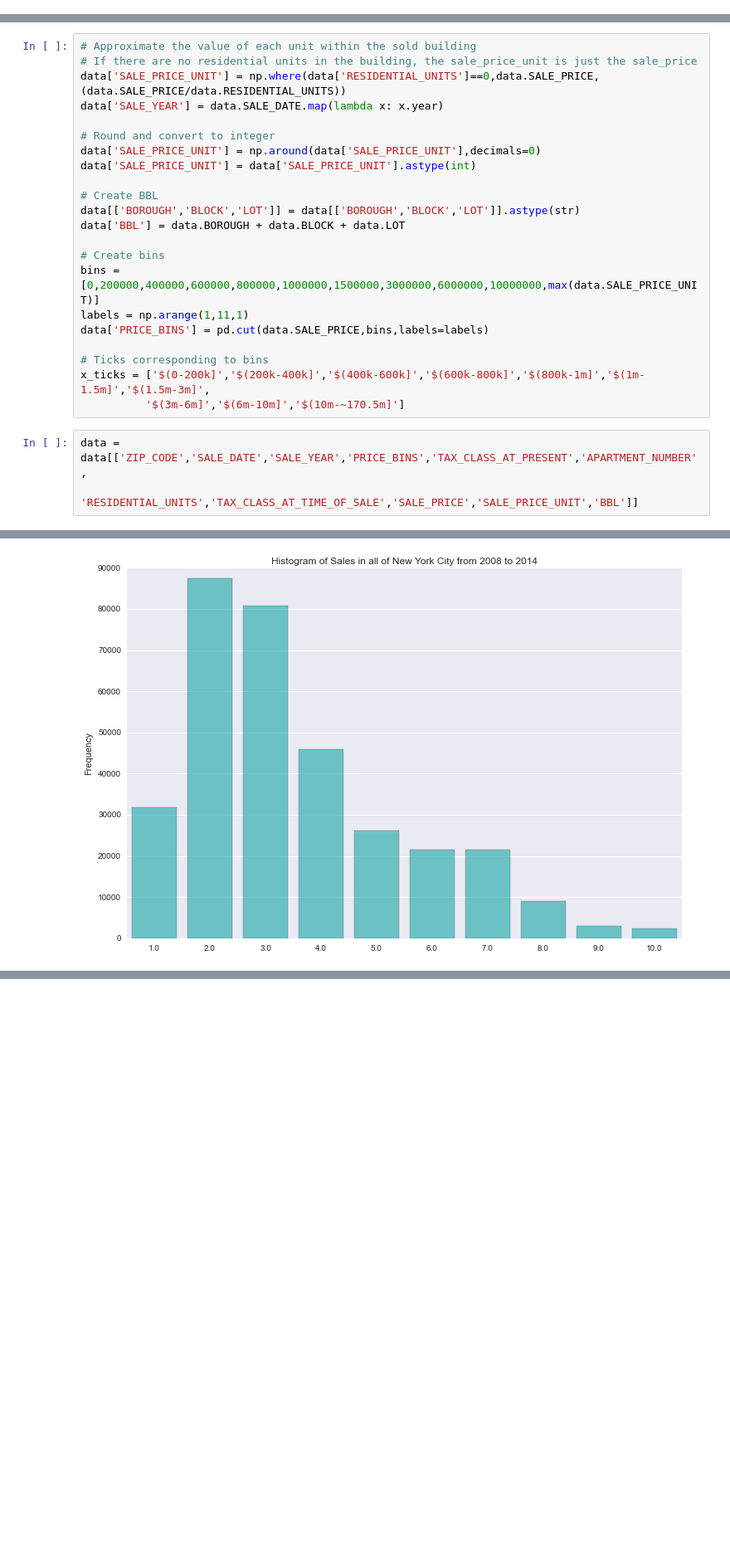
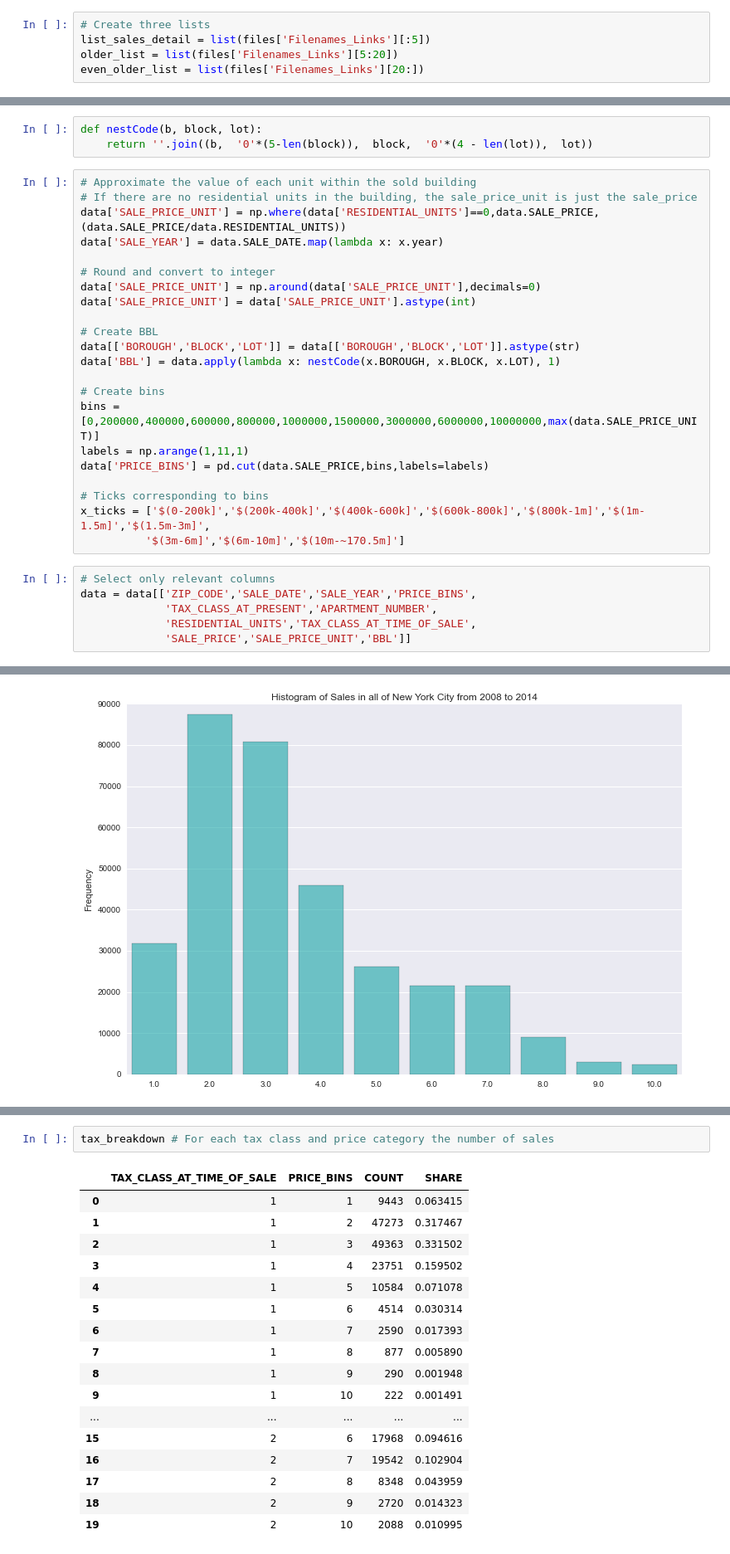
Before and after one commit to mu529/property_tax, a Jupyter notebook: ETR.ipynb, the cells around one changed output, grey strips where cells are left out. Shown at 83% size. Drawn from its saved outputs; the diff is of its cells as text; blank space fills up the shorter version.

```diff
--- a/ETR.ipynb
+++ b/ETR.ipynb
@@ -64,3 +29,8 @@ filename_assessment = 'dof_assessments_merged.csv'
+# %%
+# Create three lists
+list_sales_detail = list(files['Filenames_Links'][:5])
+older_list = list(files['Filenames_Links'][5:20])
+even_older_list = list(files['Filenames_Links'][20:])
 # %%
 # Read in zip code shapes for plotting
 zipcodes = gpd.GeoDataFrame.from_file(filename_zip)#zip_.open(filename)) # Does not work...
@@ -107,6 +77,9 @@ old_data = subset(sales_detail_old)
 older_data = subset(sales_detail_older)
 # %%
 data = recent_data.append([old_data,older_data])
+# %%
+def nestCode(b, block, lot):
+    return ''.join((b,  '0'*(5-len(block)),  block,  '0'*(4 - len(lot)),  lot))
 # %%
 # Approximate the value of each unit within the sold building
 # If there are no residential units in the building, the sale_price_unit is just the sale_price
@@ -119,7 +92,7 @@ data['SALE_PRICE_UNIT'] = data['SALE_PRICE_UNIT'].astype(int)
 
 # Create BBL
 data[['BOROUGH','BLOCK','LOT']] = data[['BOROUGH','BLOCK','LOT']].astype(str)
-data['BBL'] = data.BOROUGH + data.BLOCK + data.LOT
+data['BBL'] = data.apply(lambda x: nestCode(x.BOROUGH, x.BLOCK, x.LOT), 1)
 
 # Create bins
 bins = [0,200000,400000,600000,800000,1000000,1500000,3000000,6000000,10000000,max(data.SALE_PRICE_UNIT)]
@@ -130,6 +103,9 @@ data['PRICE_BINS'] = pd.cut(data.SALE_PRICE,bins,labels=labels)
 x_ticks = ['$(0-200k]','$(200k-400k]','$(400k-600k]','$(600k-800k]','$(800k-1m]','$(1m-1.5m]','$(1.5m-3m]',
           '$(3m-6m]','$(6m-10m]','$(10m-~170.5m]']
 # %%
-data = data[['ZIP_CODE','SALE_DATE','SALE_YEAR','PRICE_BINS','TAX_CLASS_AT_PRESENT','APARTMENT_NUMBER',
-             'RESIDENTIAL_UNITS','TAX_CLASS_AT_TIME_OF_SALE','SALE_PRICE','SALE_PRICE_UNIT','BBL']]
+# Select only relevant columns
+data = data[['ZIP_CODE','SALE_DATE','SALE_YEAR','PRICE_BINS',
+             'TAX_CLASS_AT_PRESENT','APARTMENT_NUMBER',
+             'RESIDENTIAL_UNITS','TAX_CLASS_AT_TIME_OF_SALE',
+             'SALE_PRICE','SALE_PRICE_UNIT','BBL']]
 # %%
@@ -228,0 +210,20 @@ del total_per_zip
+# %%
+tax_breakdown # For each tax class and price category the number of sales
+# %% [output]
+|  | TAX_CLASS_AT_TIME_OF_SALE | PRICE_BINS | COUNT | SHARE |
+| 0 | 1 | 1 | 9443 | 0.063415 |
+| 1 | 1 | 2 | 47273 | 0.317467 |
+| 2 | 1 | 3 | 49363 | 0.331502 |
+| 3 | 1 | 4 | 23751 | 0.159502 |
+| 4 | 1 | 5 | 10584 | 0.071078 |
+| 5 | 1 | 6 | 4514 | 0.030314 |
+| 6 | 1 | 7 | 2590 | 0.017393 |
+| 7 | 1 | 8 | 877 | 0.005890 |
+| 8 | 1 | 9 | 290 | 0.001948 |
+| 9 | 1 | 10 | 222 | 0.001491 |
+| ... | ... | ... | ... | ... |
+| 15 | 2 | 6 | 17968 | 0.094616 |
+| 16 | 2 | 7 | 19542 | 0.102904 |
+| 17 | 2 | 8 | 8348 | 0.043959 |
+| 18 | 2 | 9 | 2720 | 0.014323 |
+| 19 | 2 | 10 | 2088 | 0.010995 |
```
Also changed, not shown: parts of 33 cells of this notebook.
